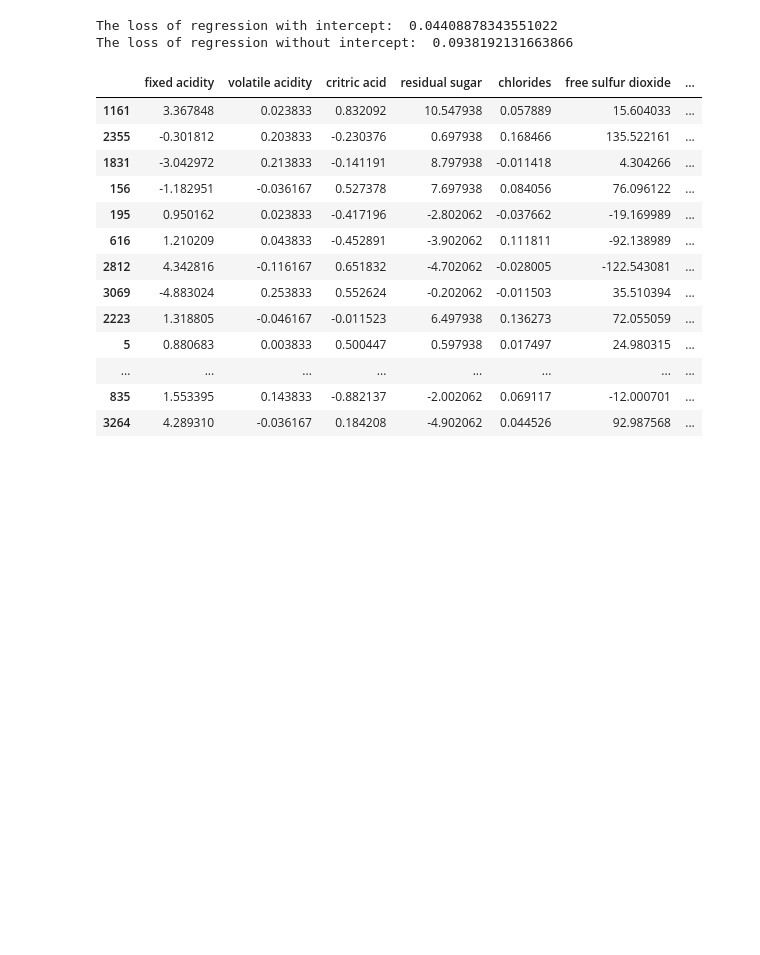
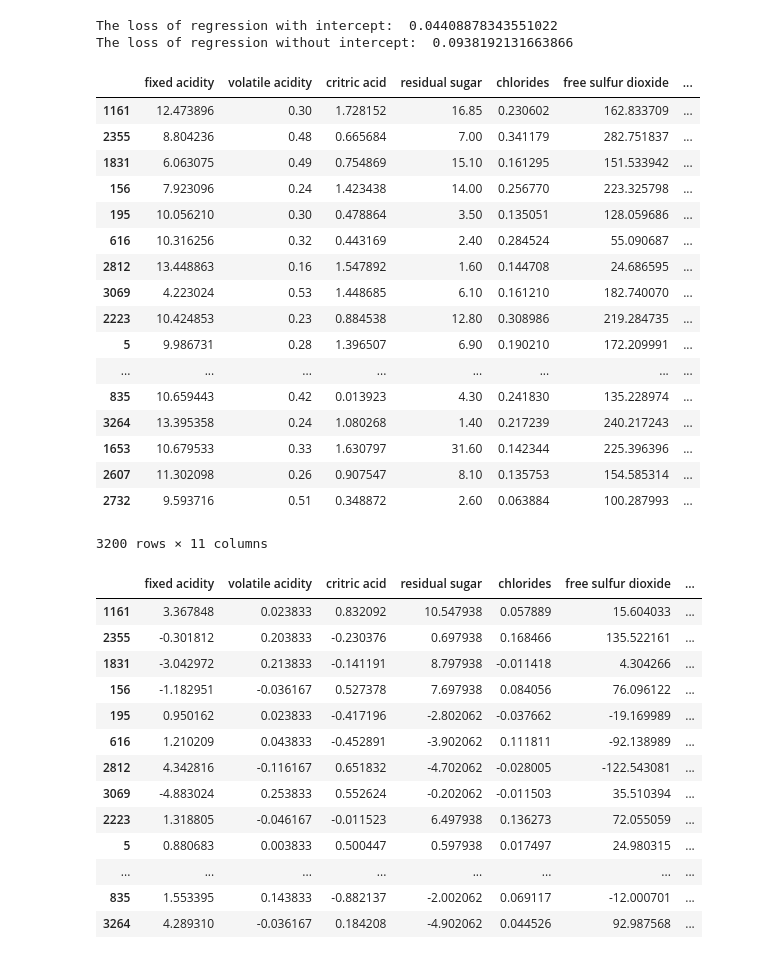
Before and after one commit to weiweiECNU/QBUS, a Jupyter notebook: qbus6850_19_1/assignment1/assignment1.ipynb, the cells around one changed output. Saved outputs shown, nothing was run; the diff lists cells and outputs as text; code cells hidden in the pictures; blank space fills up the shorter version.

```diff
--- a/qbus6850_19_1/assignment1/assignment1.ipynb
+++ b/qbus6850_19_1/assignment1/assignment1.ipynb
@@ -99,6 +118,27 @@ new_SP_train = centred(X_train['sulphates'])
 new_AL_train = centred(X_train['alcohol'])
 
 centred_X_train = pd.DataFrame([new_FA_train,new_VA_train,new_CA_train,new_RS_train,new_CH_train,new_FSD_train,new_TSD_train,new_DS_train,new_PH_train,new_SP_train,new_AL_train]).transpose()
+# %%
+X_train
+# %% [output]
+|  | fixed acidity | volatile acidity | critric acid | residual sugar | chlorides | free sulfur dioxide | ... |
+| 1161 | 12.473896 | 0.30 | 1.728152 | 16.85 | 0.230602 | 162.833709 | ... |
+| 2355 | 8.804236 | 0.48 | 0.665684 | 7.00 | 0.341179 | 282.751837 | ... |
+| 1831 | 6.063075 | 0.49 | 0.754869 | 15.10 | 0.161295 | 151.533942 | ... |
+| 156 | 7.923096 | 0.24 | 1.423438 | 14.00 | 0.256770 | 223.325798 | ... |
+| 195 | 10.056210 | 0.30 | 0.478864 | 3.50 | 0.135051 | 128.059686 | ... |
+| 616 | 10.316256 | 0.32 | 0.443169 | 2.40 | 0.284524 | 55.090687 | ... |
+| 2812 | 13.448863 | 0.16 | 1.547892 | 1.60 | 0.144708 | 24.686595 | ... |
+| 3069 | 4.223024 | 0.53 | 1.448685 | 6.10 | 0.161210 | 182.740070 | ... |
+| 2223 | 10.424853 | 0.23 | 0.884538 | 12.80 | 0.308986 | 219.284735 | ... |
+| 5 | 9.986731 | 0.28 | 1.396507 | 6.90 | 0.190210 | 172.209991 | ... |
+| ... | ... | ... | ... | ... | ... | ... | ... |
+| 835 | 10.659443 | 0.42 | 0.013923 | 4.30 | 0.241830 | 135.228974 | ... |
+| 3264 | 13.395358 | 0.24 | 1.080268 | 1.40 | 0.217239 | 240.217243 | ... |
+| 1653 | 10.679533 | 0.33 | 1.630797 | 31.60 | 0.142344 | 225.396396 | ... |
+| 2607 | 11.302098 | 0.26 | 0.907547 | 8.10 | 0.135753 | 154.585314 | ... |
+| 2732 | 9.593716 | 0.51 | 0.348872 | 2.60 | 0.063884 | 100.287993 | ... |
+3200 rows × 11 columns
 # %%
 centred_X_train
 # %% [output]
```
Also changed, not shown: parts of 5 cells of this notebook, 10 other files.
